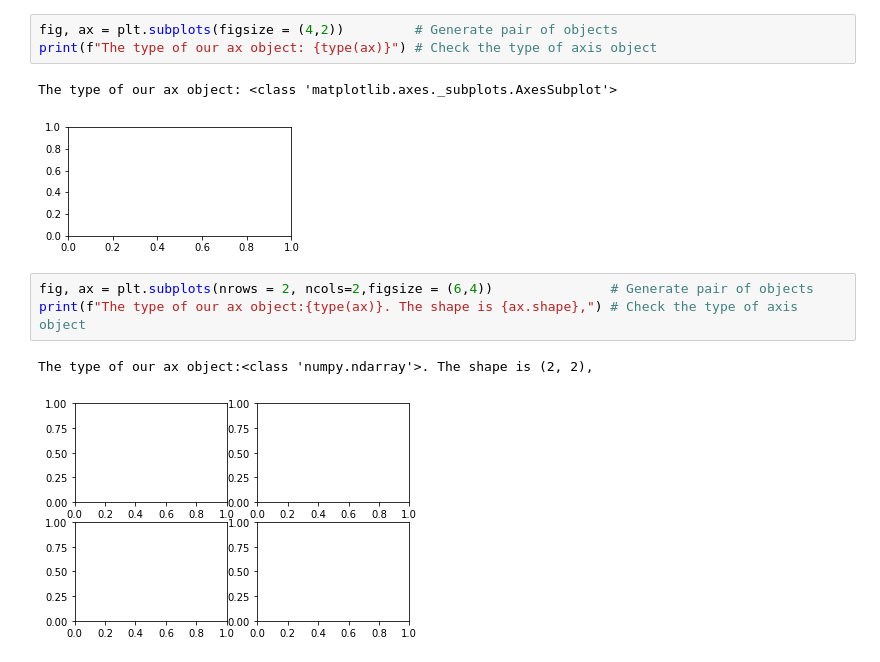
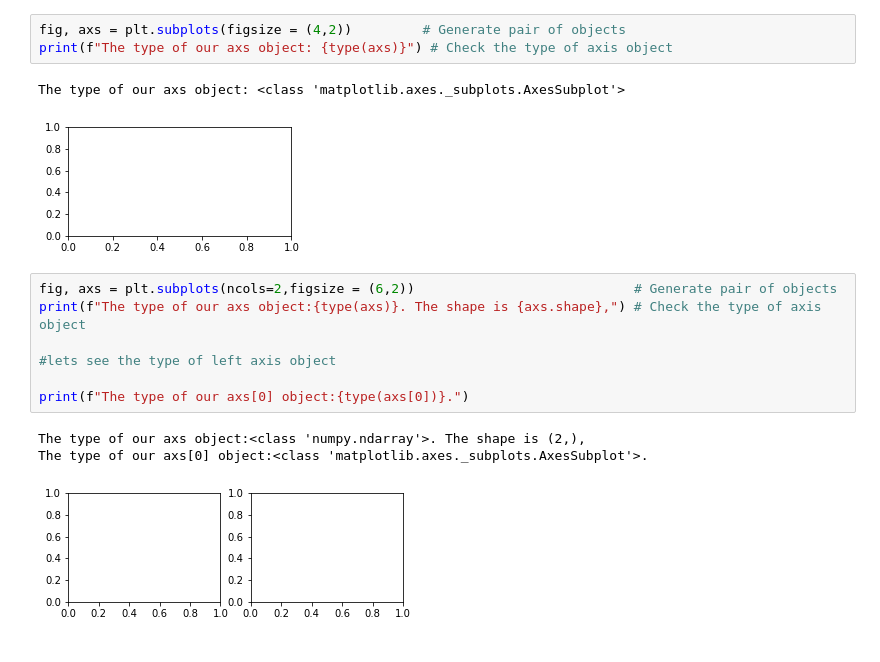
Before and after one commit to 314ka4y/Blog_posts, a Jupyter notebook: ls.ipynb, the cells around one changed output. Saved outputs shown, nothing was run; the diff lists cells and outputs as text.

```diff
--- a/ls.ipynb
+++ b/ls.ipynb
@@ -62,12 +56,17 @@ ax.plot([3, 4 ,5], [6, 7, 8], color='0.5')     # Even grayscale
 # %%
-fig, ax = plt.subplots(figsize = (4,2))         # Generate pair of objects
-print(f"The type of our ax object: {type(ax)}") # Check the type of axis object
+fig, axs = plt.subplots(figsize = (4,2))         # Generate pair of objects
+print(f"The type of our axs object: {type(axs)}") # Check the type of axis object
 # %% [output]
-The type of our ax object: <class 'matplotlib.axes._subplots.AxesSubplot'>
+The type of our axs object: <class 'matplotlib.axes._subplots.AxesSubplot'>
 [figure]
 # %%
-fig, ax = plt.subplots(nrows = 2, ncols=2,figsize = (6,4))               # Generate pair of objects
-print(f"The type of our ax object:{type(ax)}. The shape is {ax.shape},") # Check the type of axis object
+fig, axs = plt.subplots(ncols=2,figsize = (6,2))                            # Generate pair of objects
+print(f"The type of our axs object:{type(axs)}. The shape is {axs.shape},") # Check the type of axis object
+
+#lets see the type of left axis object
+
+print(f"The type of our axs[0] object:{type(axs[0])}.")
 # %% [output]
-The type of our ax object:<class 'numpy.ndarray'>. The shape is (2, 2),
+The type of our axs object:<class 'numpy.ndarray'>. The shape is (2,),
+The type of our axs[0] object:<class 'matplotlib.axes._subplots.AxesSubplot'>.
-[figure, old version]
+[figure, new version]
```
Also changed, not shown: parts of 11 cells of this notebook, 8 other files.
